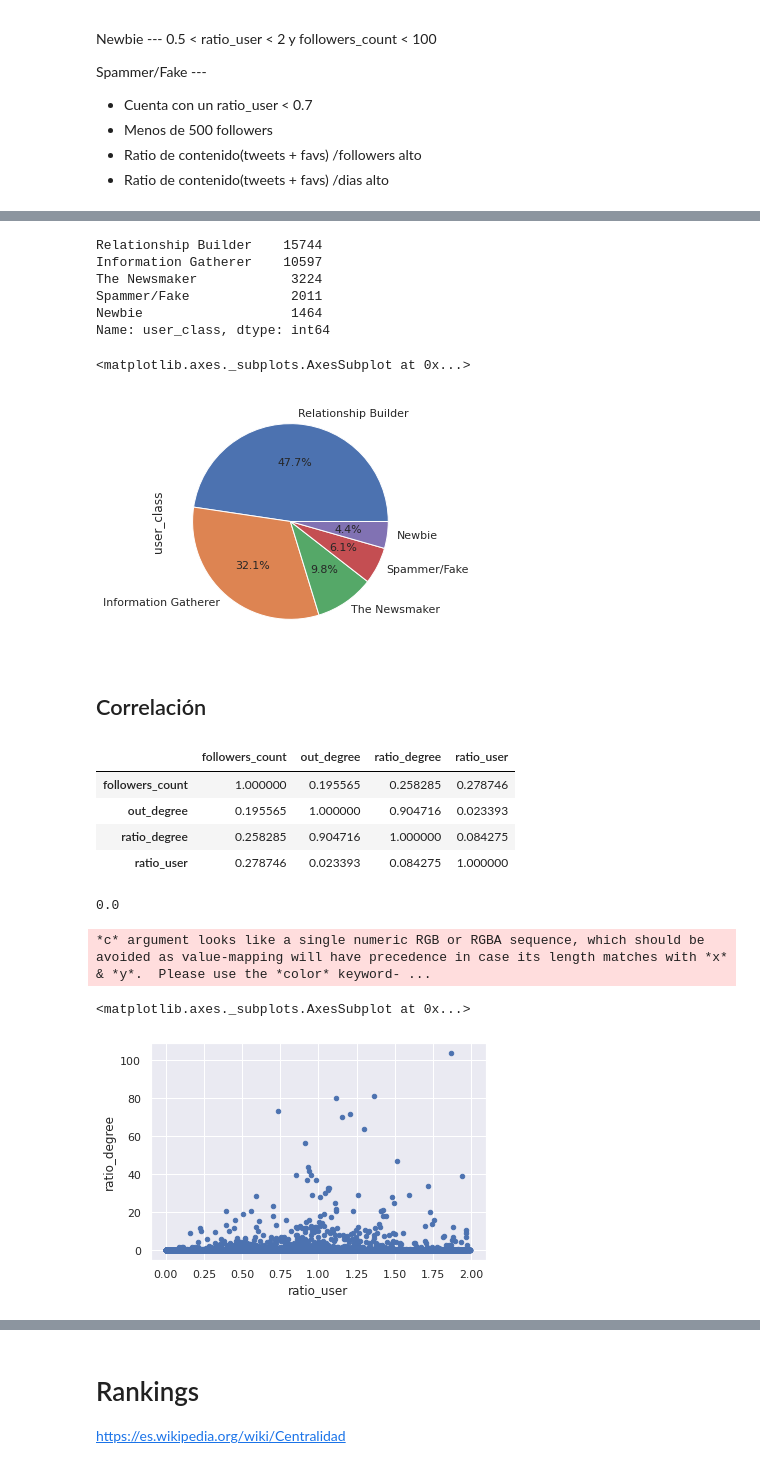
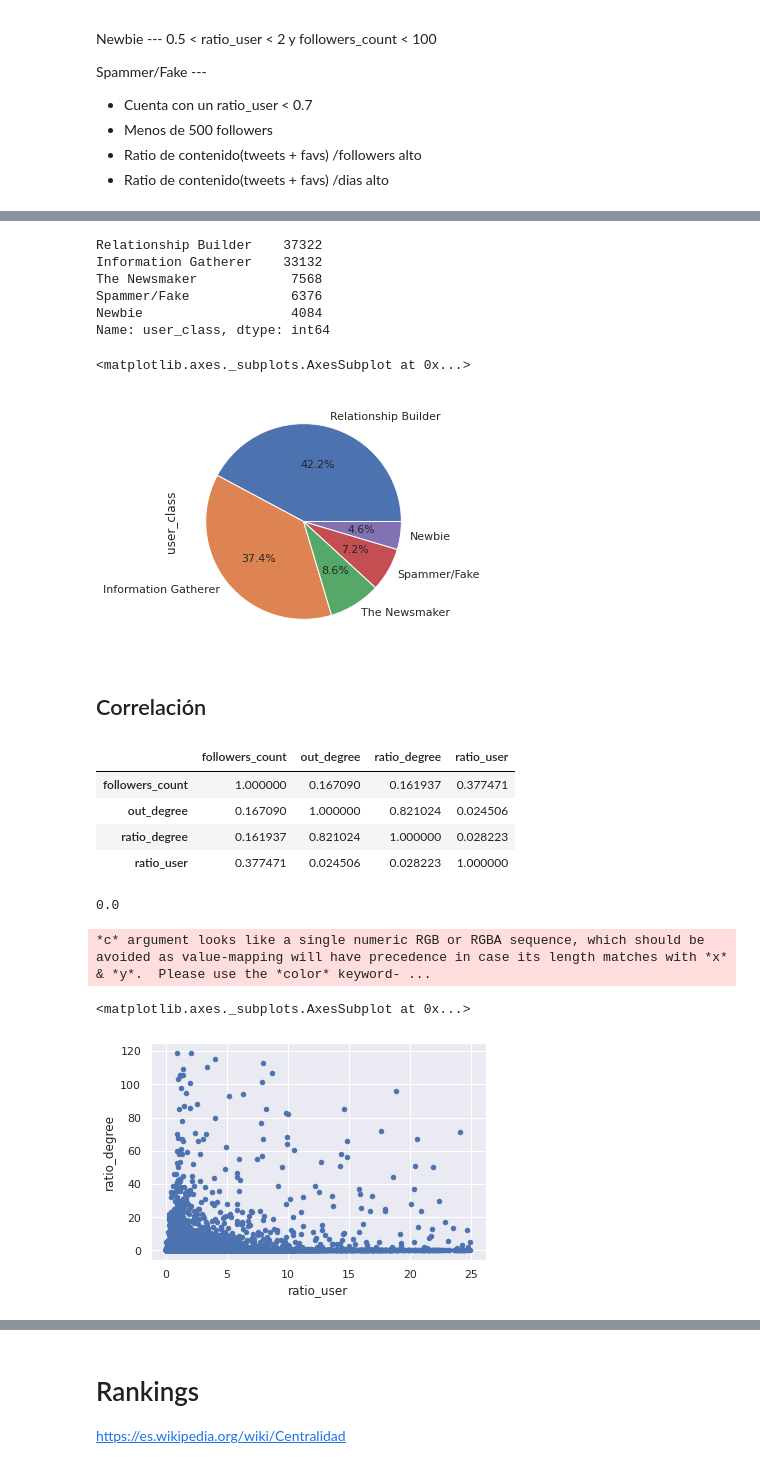
Before and after one commit to Jaimemorillo/electoral-prediction-madrid, a Jupyter notebook: read_tweets.ipynb, the cells around one changed output, grey strips where cells are left out. Saved outputs shown, nothing was run; the diff lists cells and outputs as text; code cells hidden in the pictures.

```diff
--- a/read_tweets.ipynb
+++ b/read_tweets.ipynb
@@ -236,6 +241,7 @@ vertex_df_ini = pd.DataFrame.from_dict(dict(G.nodes(data=True)), orient='index')
 tuples = [tuple(x) for x in df_edge_list[['retweet_screen_name','screen_name','weight']].values]
 g = ig.Graph.TupleList(tuples, directed = True, edge_attrs = ['weight'])
 
+vertex_df_ini = g.get_vertex_dataframe().join(vertex_df_ini, on='name')
 g.vs["statuses_count"] = vertex_df_ini.statuses_count.values
 g.vs["followers_count"] = vertex_df_ini.followers_count.values
 g.vs["friends_count"] = vertex_df_ini.friends_count.values
@@ -910,11 +922,11 @@ vertex_df['user_class'] = vertex_df.apply(lambda x: get_user_class(x), axis=1)
 # %%
 vertex_df.user_class.value_counts()
 # %% [output]
-Relationship Builder    15744
-Information Gatherer    10597
-The Newsmaker            3224
-Spammer/Fake             2011
-Newbie                   1464
+Relationship Builder    37322
+Information Gatherer    33132
+The Newsmaker            7568
+Spammer/Fake             6376
+Newbie                   4084
 Name: user_class, dtype: int64
 # %%
 color_dict = {'Relationship Builder':'b',
@@ -929,15 +941,15 @@ vertex_df.user_class.value_counts().plot(kind='pie', fontsize=11,
                                          colors=[color_dict.get(x) for x in vertex_df.user_class.value_counts().keys()])
 # %% [output]
 <matplotlib.axes._subplots.AxesSubplot at 0x...>
-[figure, old version]
+[figure, new version]
 # %% [markdown]
 ## Correlación
 # %%
 vertex_df[['followers_count','out_degree','ratio_degree','ratio_user']].corr()
 # %% [output]
 |  | followers_count | out_degree | ratio_degree | ratio_user |
-| followers_count | 1.000000 | 0.195565 | 0.258285 | 0.278746 |
-| out_degree | 0.195565 | 1.000000 | 0.904716 | 0.023393 |
-| ratio_degree | 0.258285 | 0.904716 | 1.000000 | 0.084275 |
-| ratio_user | 0.278746 | 0.023393 | 0.084275 | 1.000000 |
+| followers_count | 1.000000 | 0.167090 | 0.161937 | 0.377471 |
+| out_degree | 0.167090 | 1.000000 | 0.821024 | 0.024506 |
+| ratio_degree | 0.161937 | 0.821024 | 1.000000 | 0.028223 |
+| ratio_user | 0.377471 | 0.024506 | 0.028223 | 1.000000 |
 # %%
@@ -946,14 +958,14 @@ vertex_df.ratio_degree.quantile(0.9)
 0.0
 # %%
 scatter_df = vertex_df[vertex_df['ratio_degree']<125]
-scatter_df = scatter_df[scatter_df['ratio_user']<2]
+scatter_df = scatter_df[scatter_df['ratio_user']<25]
 scatter_df.plot(x='ratio_user',y='ratio_degree',kind='scatter')
 
-# El 90% tiene ratio degree de 0, no existe correlación directa
+# El 85% tiene ratio degree de 0, no existe correlación directa
 # %% [output]
 *c* argument looks like a single numeric RGB or RGBA sequence, which should be avoided as value-mapping will have precedence in case its length matches with *x* & *y*.  Please use the *color* keyword- ...
 <matplotlib.axes._subplots.AxesSubplot at 0x...>
-[figure, old version]
+[figure, new version]
 # %%
 sns.boxplot(x='ratio_user', y='degree_class', data=vertex_df, orient='h', showfliers=False)
 # %% [output]
```
Also changed, not shown: parts of 21 cells of this notebook.
